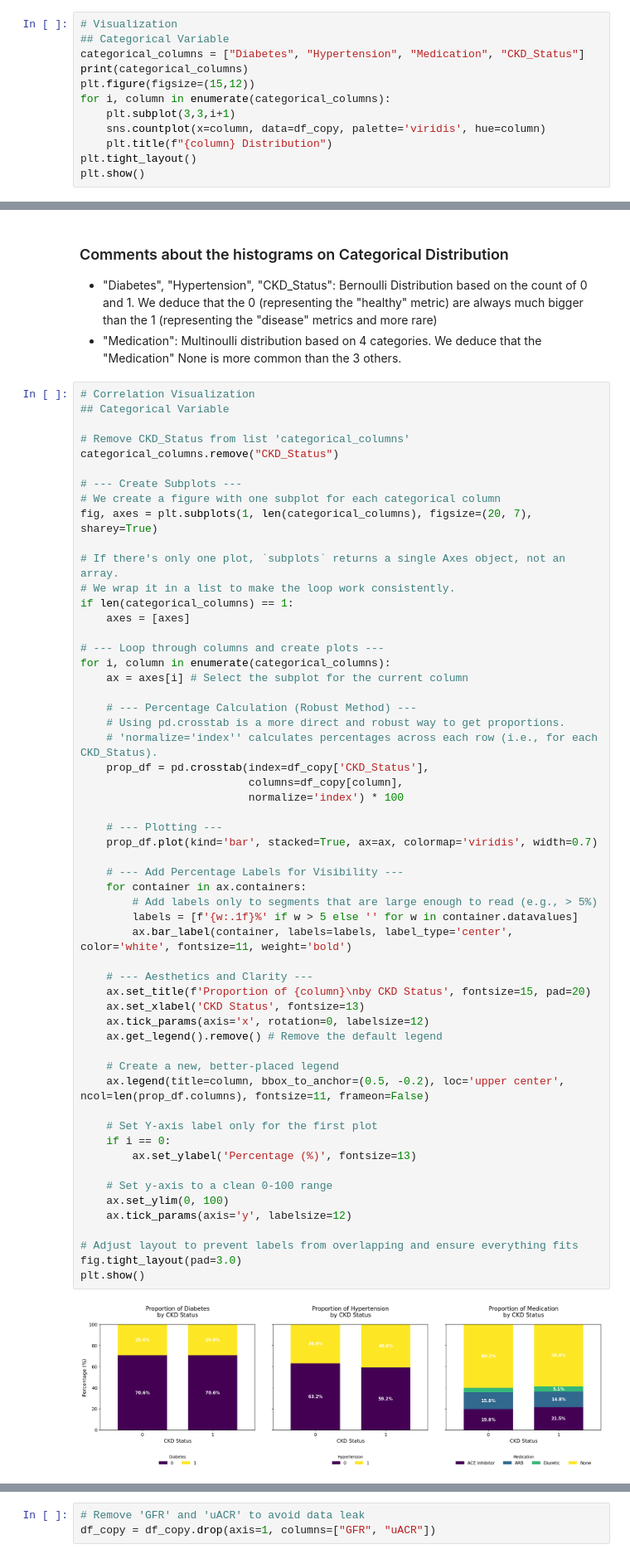
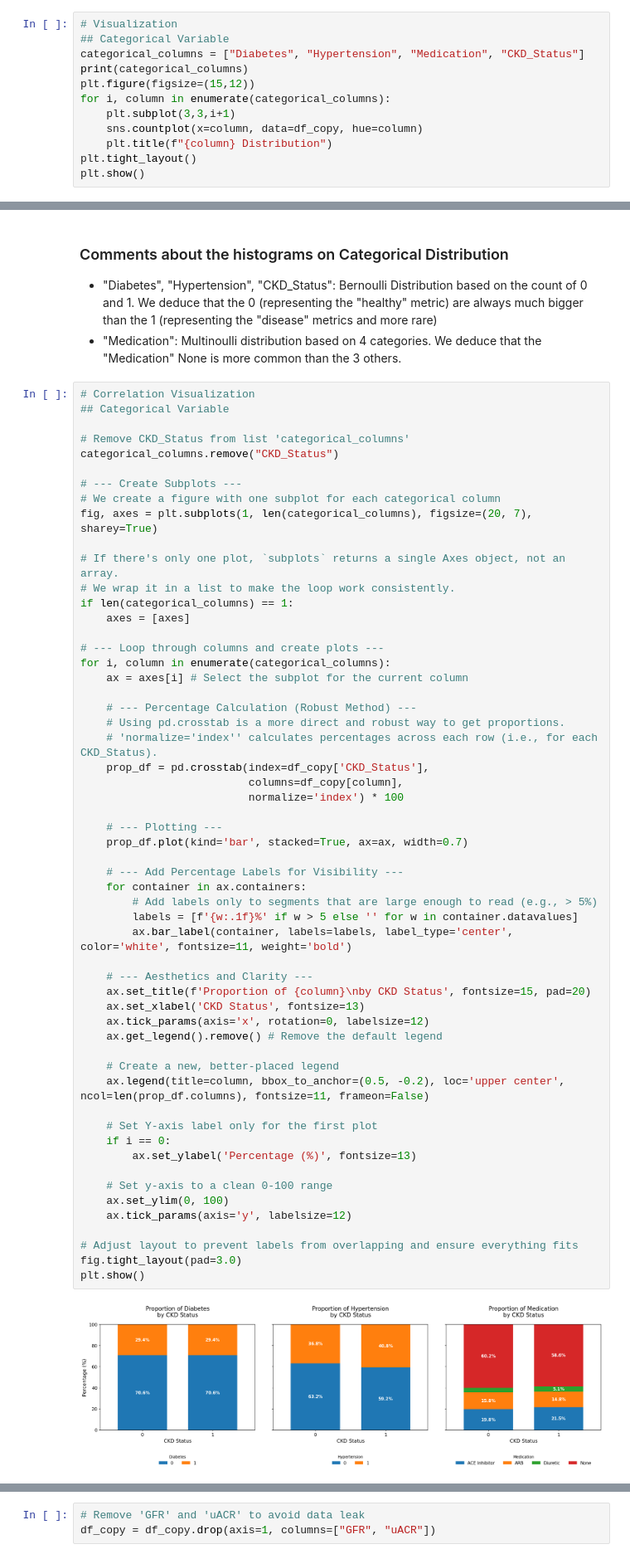
Before and after one commit to paezxavi/kidney_function_health_jedha, a Jupyter notebook: kidney_function_health_multi_classification_algo.ipynb, the cells around one changed output, grey strips where cells are left out. Shown at 83% size. Drawn from its saved outputs; the diff is of its cells as text.

Commit message:
Fix color palette & fix score in features importance graph

```diff
--- a/kidney_function_health_multi_classification_algo.ipynb
+++ b/kidney_function_health_multi_classification_algo.ipynb
@@ -219,7 +219,7 @@ print(categorical_columns)
 plt.figure(figsize=(15,12))
 for i, column in enumerate(categorical_columns):
     plt.subplot(3,3,i+1)
-    sns.countplot(x=column, data=df_copy, palette='viridis', hue=column)
+    sns.countplot(x=column, data=df_copy, hue=column)
     plt.title(f"{column} Distribution")
 plt.tight_layout()
 plt.show()
@@ -258,36 +258,36 @@ for i, column in enumerate(categorical_columns):
                           normalize='index') * 100
 
     # --- Plotting ---
-    prop_df.plot(kind='bar', stacked=True, ax=ax, colormap='viridis', width=0.7)
+    prop_df.plot(kind='bar', stacked=True, ax=ax, width=0.7)
 
     # --- Add Percentage Labels for Visibility ---
     for container in ax.containers:
         # Add labels only to segments that are large enough to read (e.g., > 5%)
         labels = [f'{w:.1f}%' if w > 5 else '' for w in container.datavalues]
         ax.bar_label(container, labels=labels, label_type='center', color='white', fontsize=11, weight='bold')
 
     # --- Aesthetics and Clarity ---
     ax.set_title(f'Proportion of {column}\nby CKD Status', fontsize=15, pad=20)
     ax.set_xlabel('CKD Status', fontsize=13)
     ax.tick_params(axis='x', rotation=0, labelsize=12)
     ax.get_legend().remove() # Remove the default legend
 
     # Create a new, better-placed legend
     ax.legend(title=column, bbox_to_anchor=(0.5, -0.2), loc='upper center', ncol=len(prop_df.columns), fontsize=11, frameon=False)
 
     # Set Y-axis label only for the first plot
     if i == 0:
         ax.set_ylabel('Percentage (%)', fontsize=13)
 
     # Set y-axis to a clean 0-100 range
     ax.set_ylim(0, 100)
     ax.tick_params(axis='y', labelsize=12)
 
 # Adjust layout to prevent labels from overlapping and ensure everything fits
 fig.tight_layout(pad=3.0)
 plt.show()
 # %% [output]
-[figure, old version]
+[figure, new version]
 # %% [markdown]
 ### Comments about countplots on Categorical Distribution
 * The 100% stacked bar charts display the proportional breakdown of each categorical feature (Diabetes, Hypertension, Medication) within each CKD_Status group.
```
Also changed, not shown: parts of 4 cells of this notebook.
